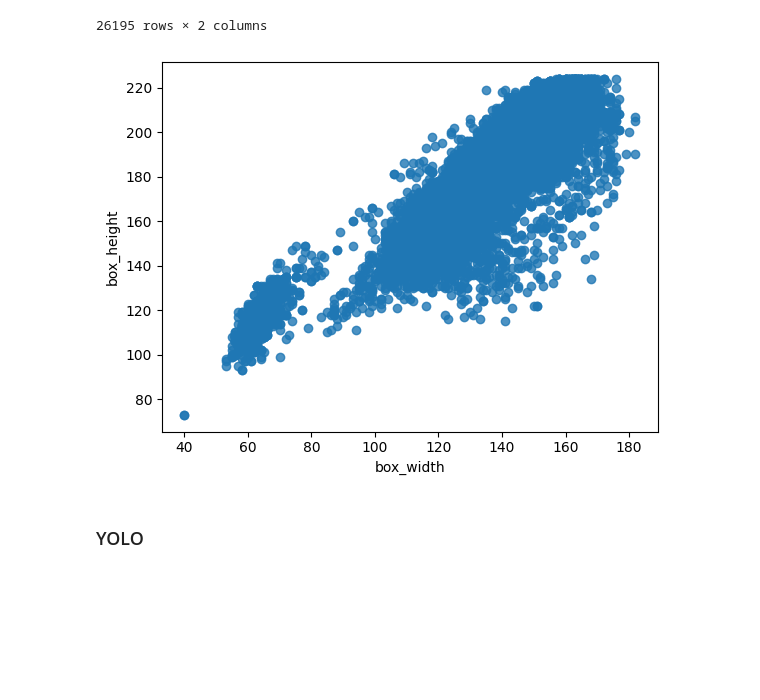
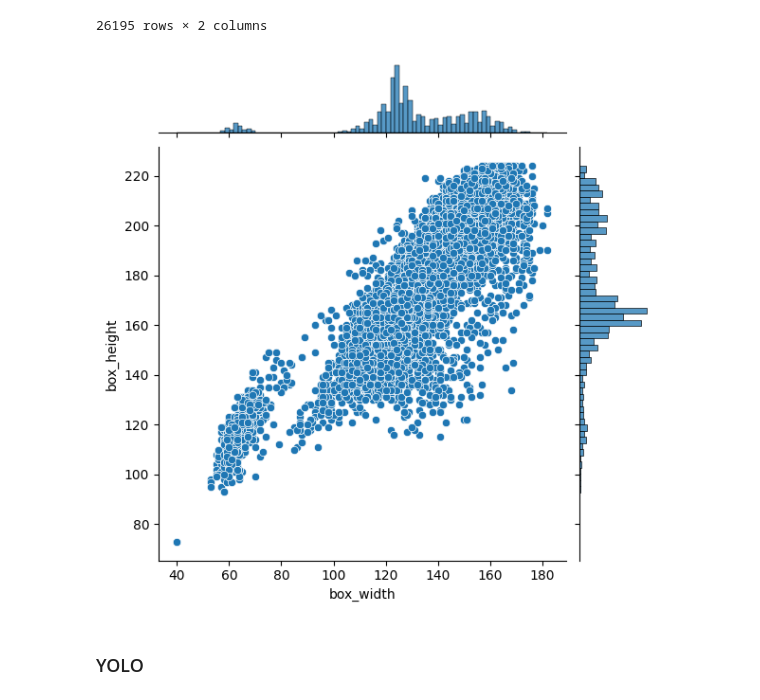
Before and after one commit to MSungK/Personal_DeepFake_Detect, a Jupyter notebook: sample.ipynb, the cells around one changed output. Cells and saved outputs as stored; diff of their text form; code cells hidden in the pictures; blank space fills up the shorter version.

```diff
--- a/sample.ipynb
+++ b/sample.ipynb
@@ -29,10 +29,11 @@ mean_df
 # %%
 from seaborn import jointplot, regplot
 from matplotlib import pyplot as plt
-regplot(x='box_width', y='box_height', data=mean_df, fit_reg=False)
+jointplot(x='box_width', y='box_height', data=mean_df)
+# regplot(x='box_width', y='box_height', data=mean_df, fit_reg=False)
 plt.savefig('face_size.png')
 # %% [output]
-[figure, old version]
+[figure, new version]
 # %% [markdown]
 ### YOLO
 # %%
```
Also changed, not shown: parts of 1 cell of this notebook, 4 other files.
